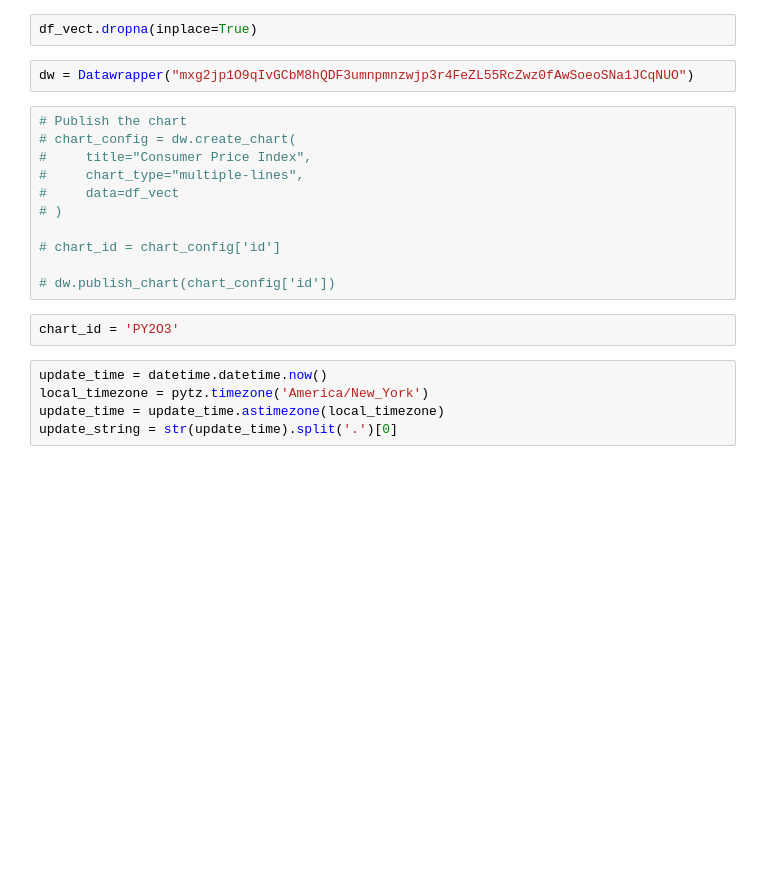
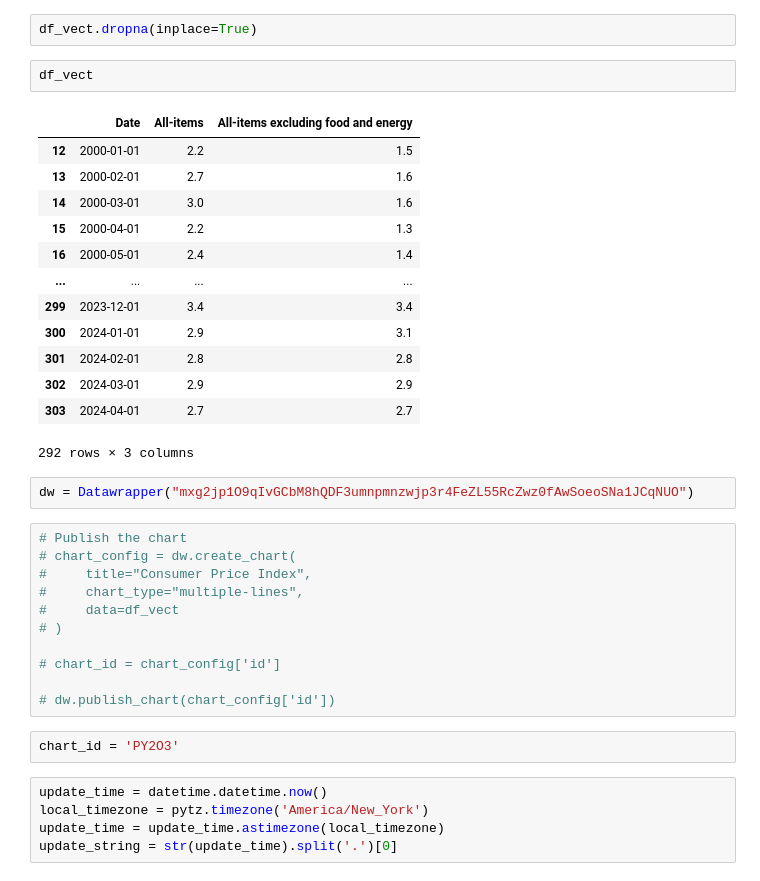
Before and after one commit to YangSunYang/graphic_automation, a Jupyter notebook: CPI_test.ipynb, the cells around one changed output. Saved outputs shown, nothing was run; the diff lists cells and outputs as text; blank space fills up the shorter version.

```diff
--- a/CPI_test.ipynb
+++ b/CPI_test.ipynb
@@ -52,5 +66,21 @@ df_vect['All-items excluding food and energy'] = round(df_vect['All-items exclud
 # %%
 df_vect.dropna(inplace=True)
+# %%
+df_vect
+# %% [output]
+|  | Date | All-items | All-items excluding food and energy |
+| 12 | 2000-01-01 | 2.2 | 1.5 |
+| 13 | 2000-02-01 | 2.7 | 1.6 |
+| 14 | 2000-03-01 | 3.0 | 1.6 |
+| 15 | 2000-04-01 | 2.2 | 1.3 |
+| 16 | 2000-05-01 | 2.4 | 1.4 |
+| ... | ... | ... | ... |
+| 299 | 2023-12-01 | 3.4 | 3.4 |
+| 300 | 2024-01-01 | 2.9 | 3.1 |
+| 301 | 2024-02-01 | 2.8 | 2.8 |
+| 302 | 2024-03-01 | 2.9 | 2.9 |
+| 303 | 2024-04-01 | 2.7 | 2.7 |
+292 rows × 3 columns
 # %%
 dw = Datawrapper("mxg2jp1O9qIvGCbM8hQDF3umnpmnzwjp3r4FeZL55RcZwz0fAwSoeoSNa1JCqNUO")
 # %%
```
Also changed, not shown: parts of 5 cells of this notebook.
